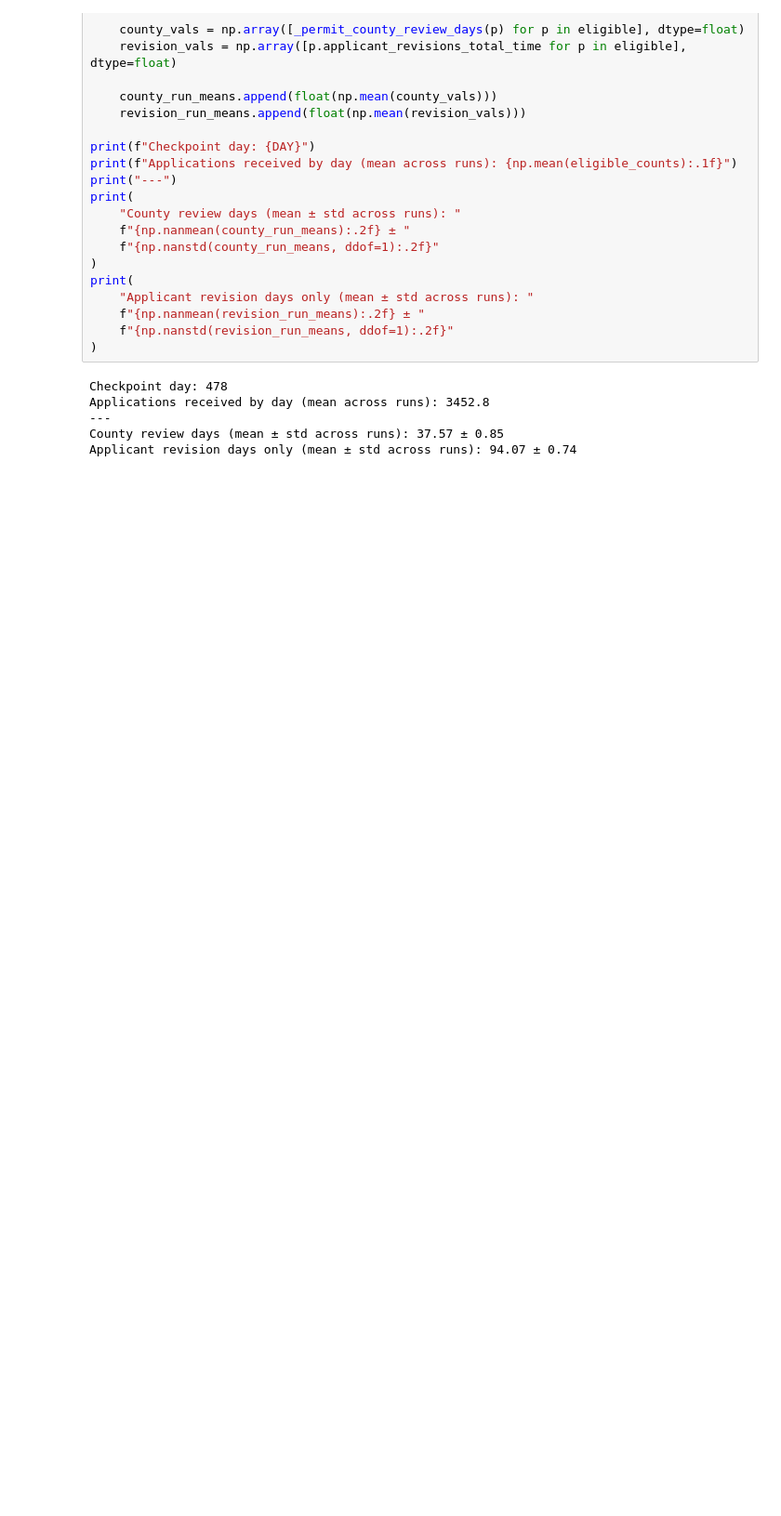
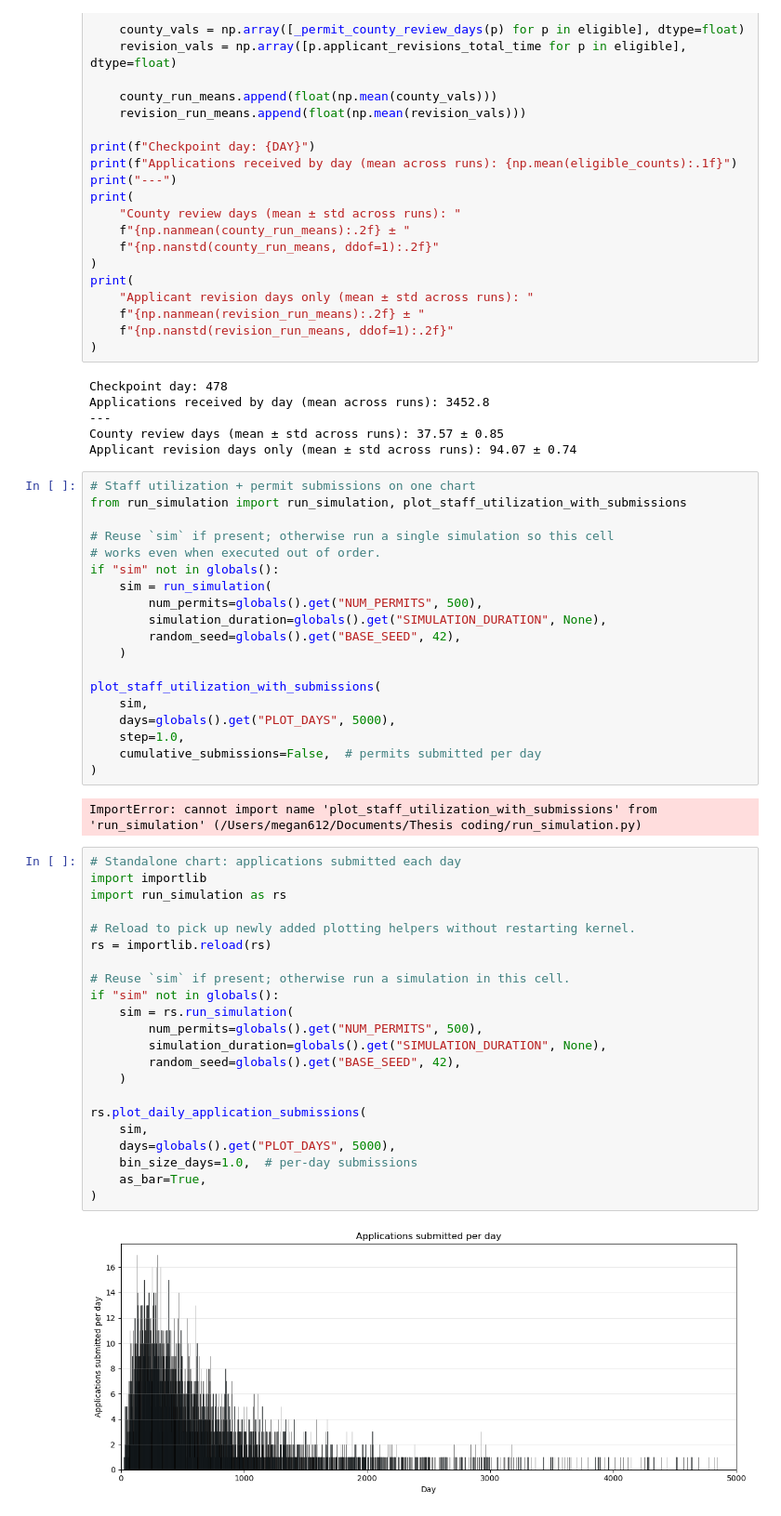
Before and after one commit to MIT-HSCL/permitting-model, a Jupyter notebook: run_simulation.ipynb, the cells around one changed output. Shown at 93% size. Saved outputs shown, nothing was run; the diff lists cells and outputs as text; blank space fills up the shorter version.

```diff
--- a/run_simulation.ipynb
+++ b/run_simulation.ipynb
@@ -558,3 +556,48 @@ Applications received by day (mean across runs): 3452.8
 ---
 County review days (mean ± std across runs): 37.57 ± 0.85
 Applicant revision days only (mean ± std across runs): 94.07 ± 0.74
+# %%
+# Staff utilization + permit submissions on one chart
+from run_simulation import run_simulation, plot_staff_utilization_with_submissions
+
+# Reuse `sim` if present; otherwise run a single simulation so this cell
+# works even when executed out of order.
+if "sim" not in globals():
+    sim = run_simulation(
+        num_permits=globals().get("NUM_PERMITS", 500),
+        simulation_duration=globals().get("SIMULATION_DURATION", None),
+        random_seed=globals().get("BASE_SEED", 42),
+    )
+
+plot_staff_utilization_with_submissions(
+    sim,
+    days=globals().get("PLOT_DAYS", 5000),
+    step=1.0,
+    cumulative_submissions=False,  # permits submitted per day
+)
+# %% [output]
+ImportError: cannot import name 'plot_staff_utilization_with_submissions' from 'run_simulation' (/Users/megan612/Documents/Thesis coding/run_simulation.py)
+# %%
+# Standalone chart: applications submitted each day
+import importlib
+import run_simulation as rs
+
+# Reload to pick up newly added plotting helpers without restarting kernel.
+rs = importlib.reload(rs)
+
+# Reuse `sim` if present; otherwise run a simulation in this cell.
+if "sim" not in globals():
+    sim = rs.run_simulation(
+        num_permits=globals().get("NUM_PERMITS", 500),
+        simulation_duration=globals().get("SIMULATION_DURATION", None),
+        random_seed=globals().get("BASE_SEED", 42),
+    )
+
+rs.plot_daily_application_submissions(
+    sim,
+    days=globals().get("PLOT_DAYS", 5000),
+    bin_size_days=1.0,  # per-day submissions
+    as_bar=True,
+)
+# %% [output]
+[figure, added]
```
Also changed, not shown: parts of 4 cells of this notebook, 9 other files.
